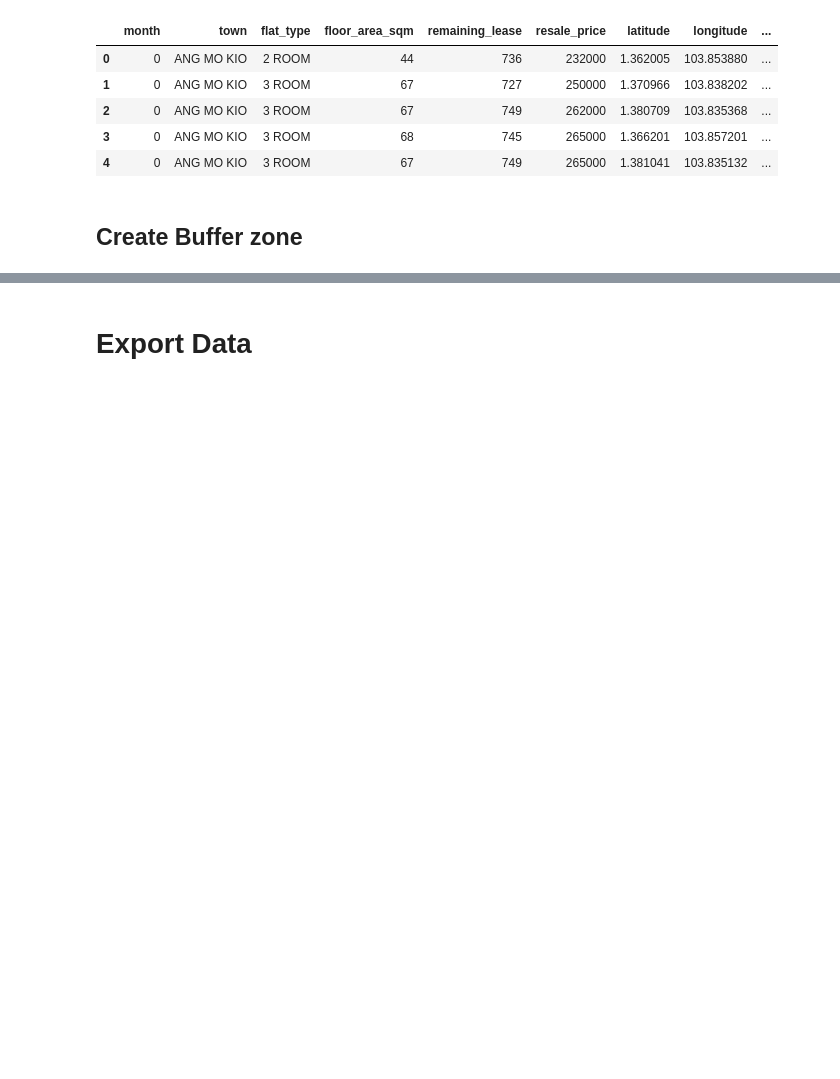
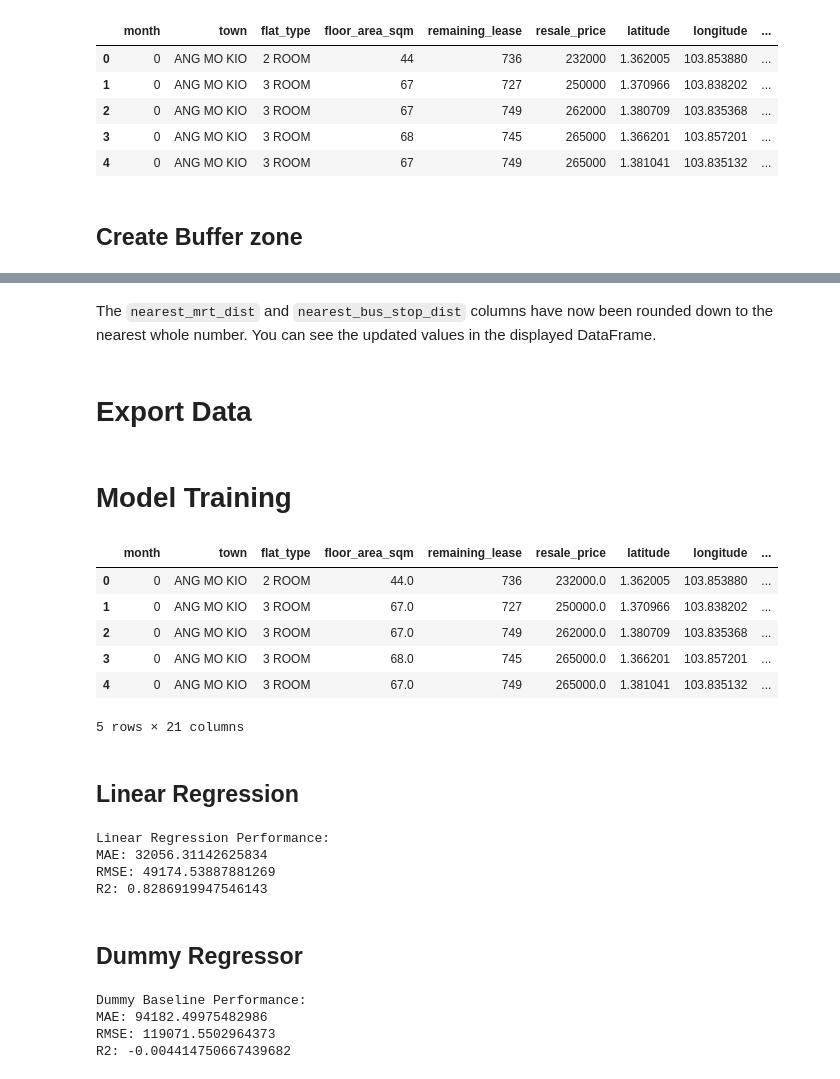
Before and after one commit to halfcoder0/hdb-price-projection-ML, a Jupyter notebook: data-preprocessing.ipynb, the cells around one changed output, grey strips where cells are left out. Cells and saved outputs as stored; diff of their text form; code cells hidden in the pictures; blank space fills up the shorter version.

Commit message:
Updated code with model training

```diff
--- a/data-preprocessing.ipynb
+++ b/data-preprocessing.ipynb
@@ -362,3 +450,5 @@ transformed.head()
+# %% [markdown]
+The `nearest_mrt_dist` and `nearest_bus_stop_dist` columns have now been rounded down to the nearest whole number. You can see the updated values in the displayed DataFrame.
 # %% [markdown]
 # Export Data
 # %%
@@ -365,0 +456,18 @@ transformed.to_csv('Data\\processed.csv', index=False)
+# %% [markdown]
+# Model Training
+# %%
+import pandas as pd
+import numpy as np
+
+resale = pd.read_csv("Data/processed.csv")
+resale.head()
+# %% [output]
+|  | month | town | flat_type | floor_area_sqm | remaining_lease | resale_price | latitude | longitude | ... |
+| 0 | 0 | ANG MO KIO | 2 ROOM | 44.0 | 736 | 232000.0 | 1.362005 | 103.853880 | ... |
+| 1 | 0 | ANG MO KIO | 3 ROOM | 67.0 | 727 | 250000.0 | 1.370966 | 103.838202 | ... |
+| 2 | 0 | ANG MO KIO | 3 ROOM | 67.0 | 749 | 262000.0 | 1.380709 | 103.835368 | ... |
+| 3 | 0 | ANG MO KIO | 3 ROOM | 68.0 | 745 | 265000.0 | 1.366201 | 103.857201 | ... |
+| 4 | 0 | ANG MO KIO | 3 ROOM | 67.0 | 749 | 265000.0 | 1.381041 | 103.835132 | ... |
+5 rows × 21 columns
+# %% [markdown]
+## Linear Regression
@@ -365,0 +494,42 @@ transformed.to_csv('Data\\processed.csv', index=False)
+# %%
+# Initialize model
+lr_model = LinearRegression()
+
+# Train
+lr_model.fit(X_train, y_train)
+
+# Predict
+lr_pred = lr_model.predict(X_test)
+
+# Evaluate
+print("Linear Regression Performance:")
+print("MAE:", mean_absolute_error(y_test, lr_pred))
+print("RMSE:", np.sqrt(mean_squared_error(y_test, lr_pred)))
+print("R2:", r2_score(y_test, lr_pred))
+# %% [output]
+Linear Regression Performance:
+MAE: 32056.31142625834
+RMSE: 49174.53887881269
+R2: 0.8286919947546143
+# %% [markdown]
+## Dummy Regressor
+# %%
+# Initialize dummy model (predicts mean of y_train)
+dummy_model = DummyRegressor(strategy="mean")
+
+# Train
+dummy_model.fit(X_train, y_train)
+
+# Predict on test set
+dummy_pred = dummy_model.predict(X_test)
+
+# Evaluate
+print("Dummy Baseline Performance:")
+print("MAE:", mean_absolute_error(y_test, dummy_pred))
+print("RMSE:", np.sqrt(mean_squared_error(y_test, dummy_pred)))
+print("R2:", r2_score(y_test, dummy_pred))
+# %% [output]
+Dummy Baseline Performance:
+MAE: 94182.49975482986
+RMSE: 119071.5502964373
+R2: -0.004414750667439682
```
Also changed, not shown: parts of 12 cells of this notebook, 4 other files.
